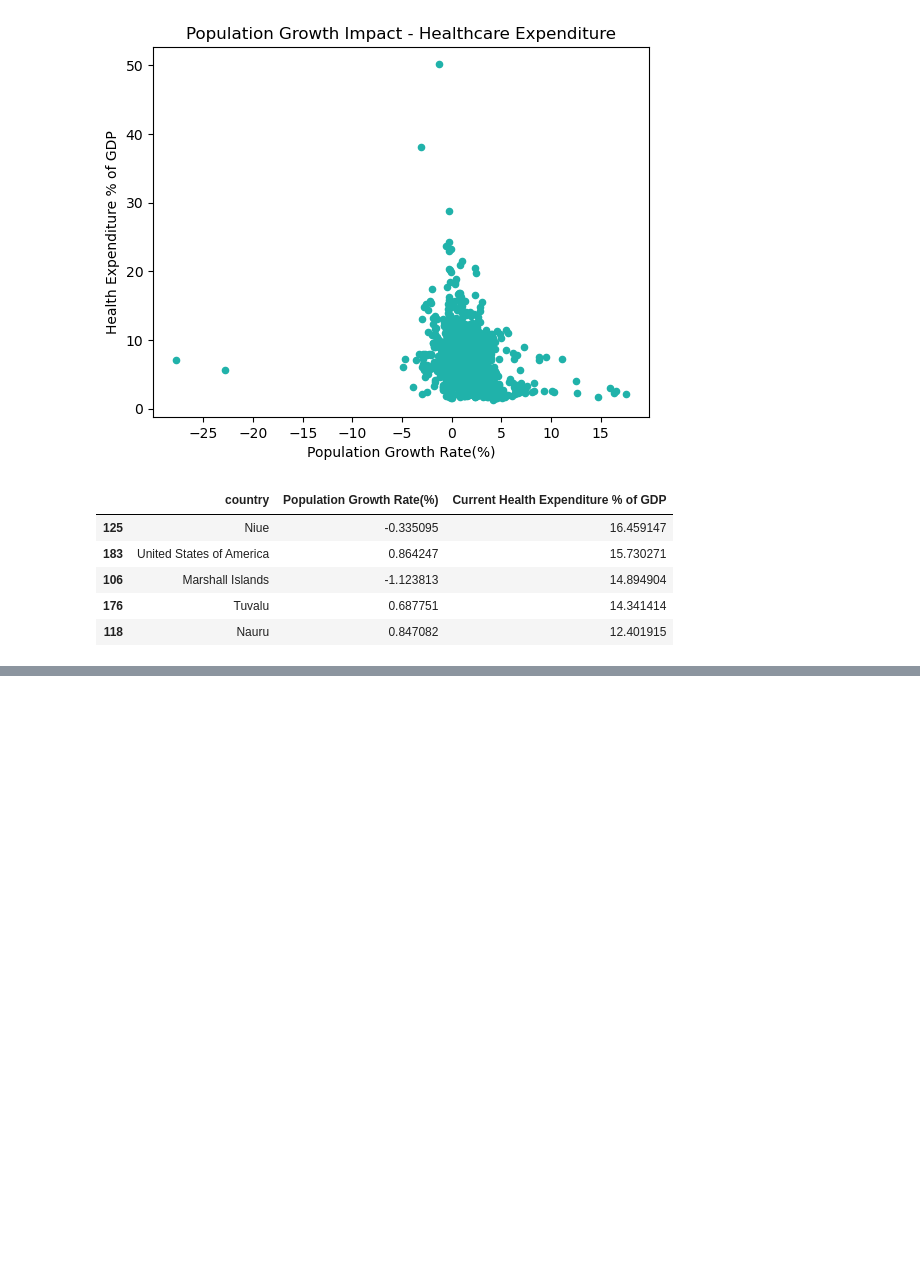
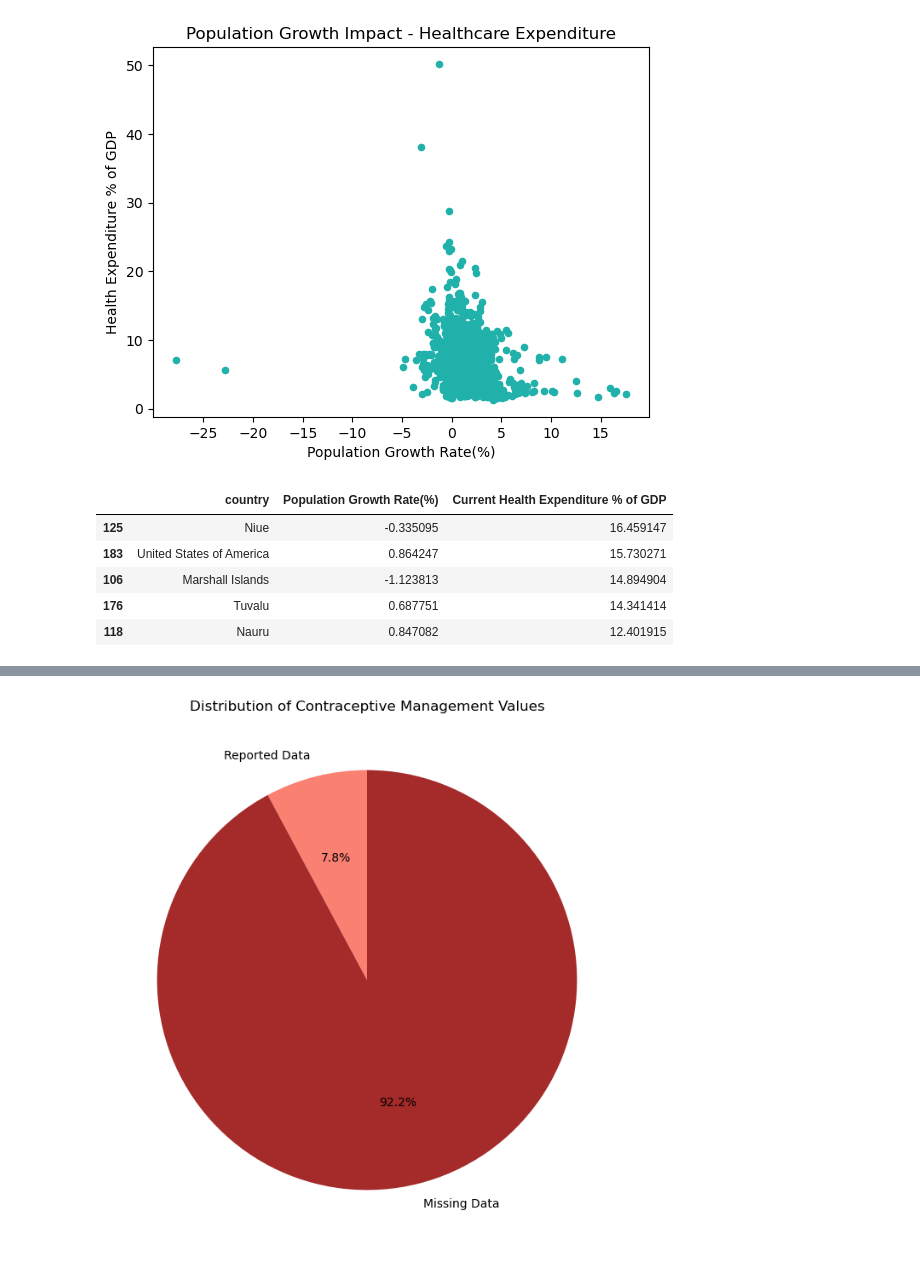
Before and after one commit to destnee76/Project_DJLR, a Jupyter notebook: Project_1.ipynb, the cells around one changed output, grey strips where cells are left out. Drawn from its saved outputs; the diff is of its cells as text; code cells hidden in the pictures; blank space fills up the shorter version.

```diff
--- a/Project_1.ipynb
+++ b/Project_1.ipynb
@@ -120,0 +165,20 @@ plt.show()
+# %%
+# Assuming 'dis23_che' is the column you're interested in
+column_name = 'Expenditure on Contraceptive Management as % of Current Health Expenditure'
+
+# Count the number of non-null and null values
+non_null_count = df[column_name].count()
+null_count = df[column_name].isnull().sum()
+
+# Create a DataFrame for the pie chart
+data = {'Labels': ['Reported Data', 'Missing Data'], 'Values': [non_null_count, null_count]}
+df_pie = pd.DataFrame(data)
+
+# Plot the pie chart
+plt.figure(figsize=(8, 8))
+plt.pie(df_pie['Values'], labels=df_pie['Labels'], autopct='%1.1f%%', startangle=90, colors=['salmon', 'brown'])
+plt.title(f'Distribution of Contraceptive Management Values')
+plt.savefig('Distribution of Contraceptive Management Values')
+plt.show()
+# %% [output]
+[figure, added]
```
Also changed, not shown: parts of 7 cells of this notebook.
